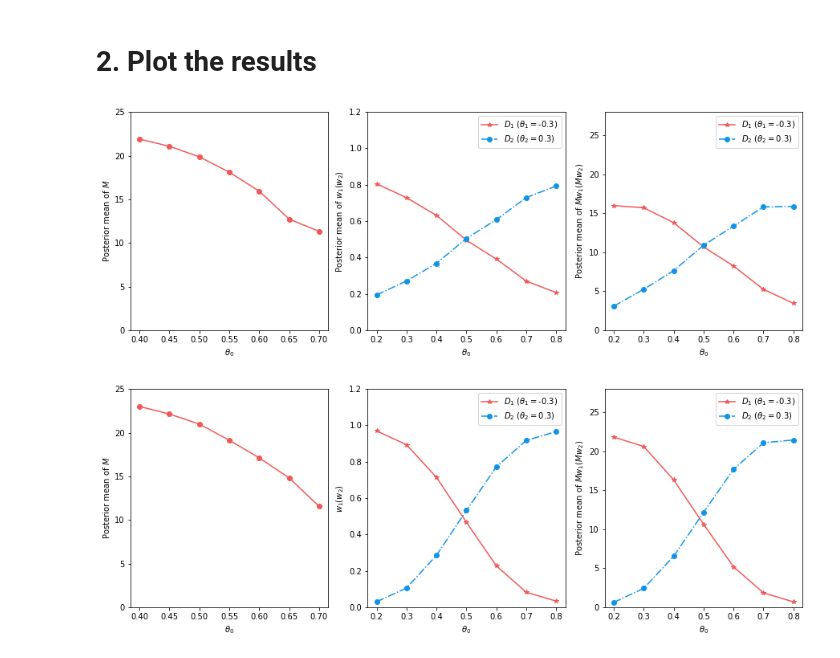
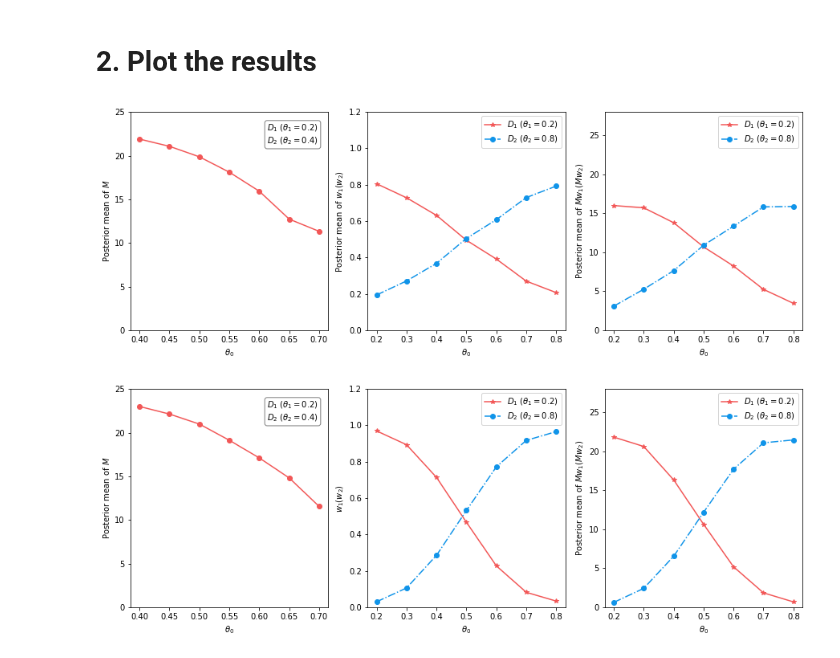
Before and after one commit to JINhuaqing/UIP, a Jupyter notebook: BernSetting/dynaBorrow_curve.ipynb, the cells around one changed output. Cells and saved outputs as stored; diff of their text form; code cells hidden in the pictures.

```diff
--- a/BernSetting/dynaBorrow_curve.ipynb
+++ b/BernSetting/dynaBorrow_curve.ipynb
@@ -175,38 +175,42 @@ fig = plt.figure(figsize=[15, 5])
 plt.subplot(1, 3, 1)
 plt.ylim([0, 25])
 plt.xlabel(r"$\theta_0$")
 plt.ylabel(r"Posterior mean of $M$")
 plt.plot(plotData.theta0s, plotData.means, "o-", color="#F25757")
 #plt.fill_between(plotData.theta0s, plotData.LowQs, plotData.UpQs,
 #                 alpha=0.2, facecolor="#F25757")
+plt.annotate('$D_1$ $(\\theta_1=0.2)$\n$D_2$ $(\\theta_2=0.4)$', xy=(0.95, 0.95), xycoords='axes fraction',
+            size=10, ha='right', va='top', ma="left",
+            bbox=dict(boxstyle='round', fc='w', alpha=0.5))
+
 
 plt.subplot(1, 3, 2)
 plt.ylim([0, 1.2])
 plt.xlabel(r"$\theta_0$")
 plt.ylabel(r"Posterior mean of $w_1(w_2)$")
-plt.plot(plotDataw1.theta0s, plotDataw1.means, "-*", color="#F25757", label=r"$D_1$ $(\theta_1=$" + "-0.3)")
+plt.plot(plotDataw1.theta0s, plotDataw1.means, "-*", color="#F25757", label=r"$D_1$ $(\theta_1=$" + "0.2)")
 #plt.fill_between(plotDataw1.theta0s, plotDataw1.LowQs, plotDataw1.UpQs,
 #                 alpha=0.2, facecolor="#F25757")
-plt.plot(plotDataw2.theta0s, plotDataw2.means, "o-.", color="#1094E9", label=r"$D_2$ $(\theta_2=$" + "0.3)")
+plt.plot(plotDataw2.theta0s, plotDataw2.means, "o-.", color="#1094E9", label=r"$D_2$ $(\theta_2=$" + "0.8)")
 #plt.fill_between(plotDataw2.theta0s, plotDataw2.LowQs, plotDataw2.UpQs,
 #                 alpha=0.2, facecolor="#1094E9")
 plt.legend()
 
 plt.subplot(1, 3, 3)
 plt.ylim([0, 28])
 plt.xlabel(r"$\theta_0$")
 plt.ylabel(r"Posterior mean of $Mw_1(Mw_2)$")
-plt.plot(plotDatam1.theta0s, plotDatam1.means, "*-", color="#F25757", label=r"$D_1$ $(\theta_1=$" + "-0.3)")
+plt.plot(plotDatam1.theta0s, plotDatam1.means, "*-", color="#F25757", label=r"$D_1$ $(\theta_1=$" + "0.2)")
 #plt.fill_between(plotDatam1.theta0s, plotDatam1.LowQs, plotDatam1.UpQs,
 #                 alpha=0.2, facecolor="#F25757")
-plt.plot(plotDatam2.theta0s, plotDatam2.means, "o-.", color="#1094E9", label=r"$D_2$ $(\theta_2=$" + "0.3)")
+plt.plot(plotDatam2.theta0s, plotDatam2.means, "o-.", color="#1094E9", label=r"$D_2$ $(\theta_2=$" + "0.8)")
 #plt.fill_between(plotDatam2.theta0s, plotDatam2.LowQs, plotDatam2.UpQs,
 #                 alpha=0.2, facecolor="#1094E9")
 _ = plt.legend()
 
 plt.savefig("../plots/SIM-R1/dynaBernUIPD.pdf")
 # %% [output]
-[figure, old version]
+[figure, new version]
 # %%
 plotData = getPlotData(UIPJSM)
 plotDatam1 = getPlotData(UIPJSm1)
@@ -224,14 +228,18 @@ plt.plot(plotData.theta0s, plotData.means, "o-", color="#F25757")
 #plt.fill_between(plotData.theta0s, plotData.LowQs, plotData.UpQs,
 #                 alpha=0.2, facecolor="#F25757")
 
+plt.annotate('$D_1$ $(\\theta_1=0.2)$\n$D_2$ $(\\theta_2=0.4)$', xy=(0.95, 0.95), xycoords='axes fraction',
+            size=10, ha='right', va='top', ma="left",
+            bbox=dict(boxstyle='round', fc='w', alpha=0.5))
+
 plt.subplot(1, 3, 2)
 plt.ylim([0, 1.2])
 plt.xlabel(r"$\theta_0$")
 plt.ylabel(r"$w_1(w_2)$")
-plt.plot(plotDataw1.theta0s, plotDataw1.means, "-*", color="#F25757", label=r"$D_1$ $(\theta_1=$" + "-0.3)")
+plt.plot(plotDataw1.theta0s, plotDataw1.means, "-*", color="#F25757", label=r"$D_1$ $(\theta_1=$" + "0.2)")
 #plt.fill_between(plotDataw1.theta0s, plotDataw1.LowQs, plotDataw1.UpQs,
 #                 alpha=0.2, facecolor="#F25757")
-plt.plot(plotDataw2.theta0s, plotDataw2.means, "o-.", color="#1094E9", label=r"$D_2$ $(\theta_2=$" + "0.3)")
+plt.plot(plotDataw2.theta0s, plotDataw2.means, "o-.", color="#1094E9", label=r"$D_2$ $(\theta_2=$" + "0.8)")
 #plt.fill_between(plotDataw2.theta0s, plotDataw2.LowQs, plotDataw2.UpQs,
 #                 alpha=0.2, facecolor="#1094E9")
 plt.legend()
@@ -240,14 +248,14 @@ plt.subplot(1, 3, 3)
 plt.ylim([0, 28])
 plt.xlabel(r"$\theta_0$")
 plt.ylabel(r"Posterior mean of $Mw_1(Mw_2)$")
-plt.plot(plotDatam1.theta0s, plotDatam1.means, "*-", color="#F25757", label=r"$D_1$ $(\theta_1=$" + "-0.3)")
+plt.plot(plotDatam1.theta0s, plotDatam1.means, "*-", color="#F25757", label=r"$D_1$ $(\theta_1=$" + "0.2)")
 #plt.fill_between(plotDatam1.theta0s, plotDatam1.LowQs, plotDatam1.UpQs,
 #                 alpha=0.2, facecolor="#F25757")
-plt.plot(plotDatam2.theta0s, plotDatam2.means, "o-.", color="#1094E9", label=r"$D_2$ $(\theta_2=$" + "0.3)")
+plt.plot(plotDatam2.theta0s, plotDatam2.means, "o-.", color="#1094E9", label=r"$D_2$ $(\theta_2=$" + "0.8)")
 #plt.fill_between(plotDatam2.theta0s, plotDatam2.LowQs, plotDatam2.UpQs,
 #                 alpha=0.2, facecolor="#1094E9")
 _ = plt.legend()
 
 plt.savefig("../plots/SIM-R1/dynaBernUIPJS.pdf")
 # %% [output]
-[figure, old version]
+[figure, new version]
```
Also changed, not shown: 7 other files.
